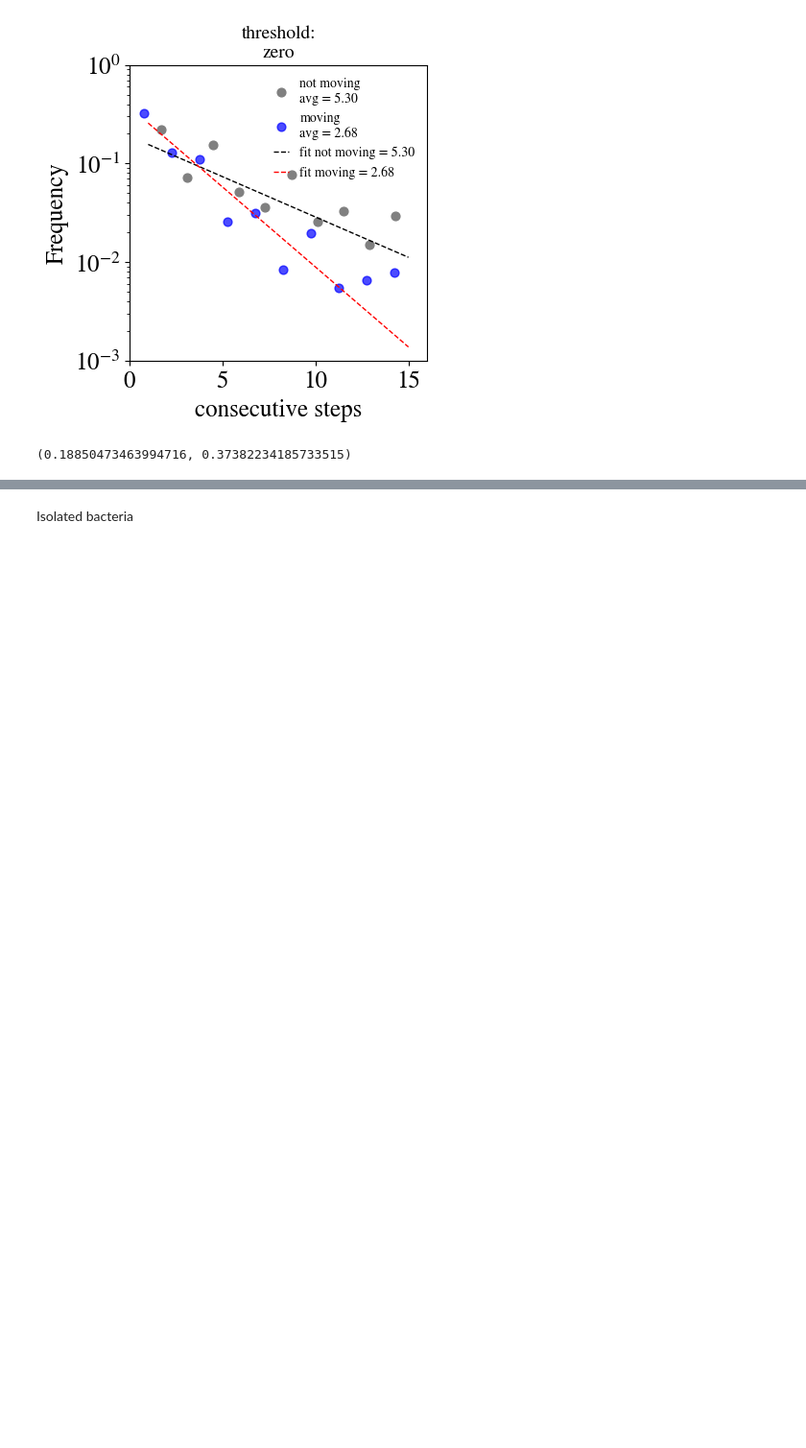
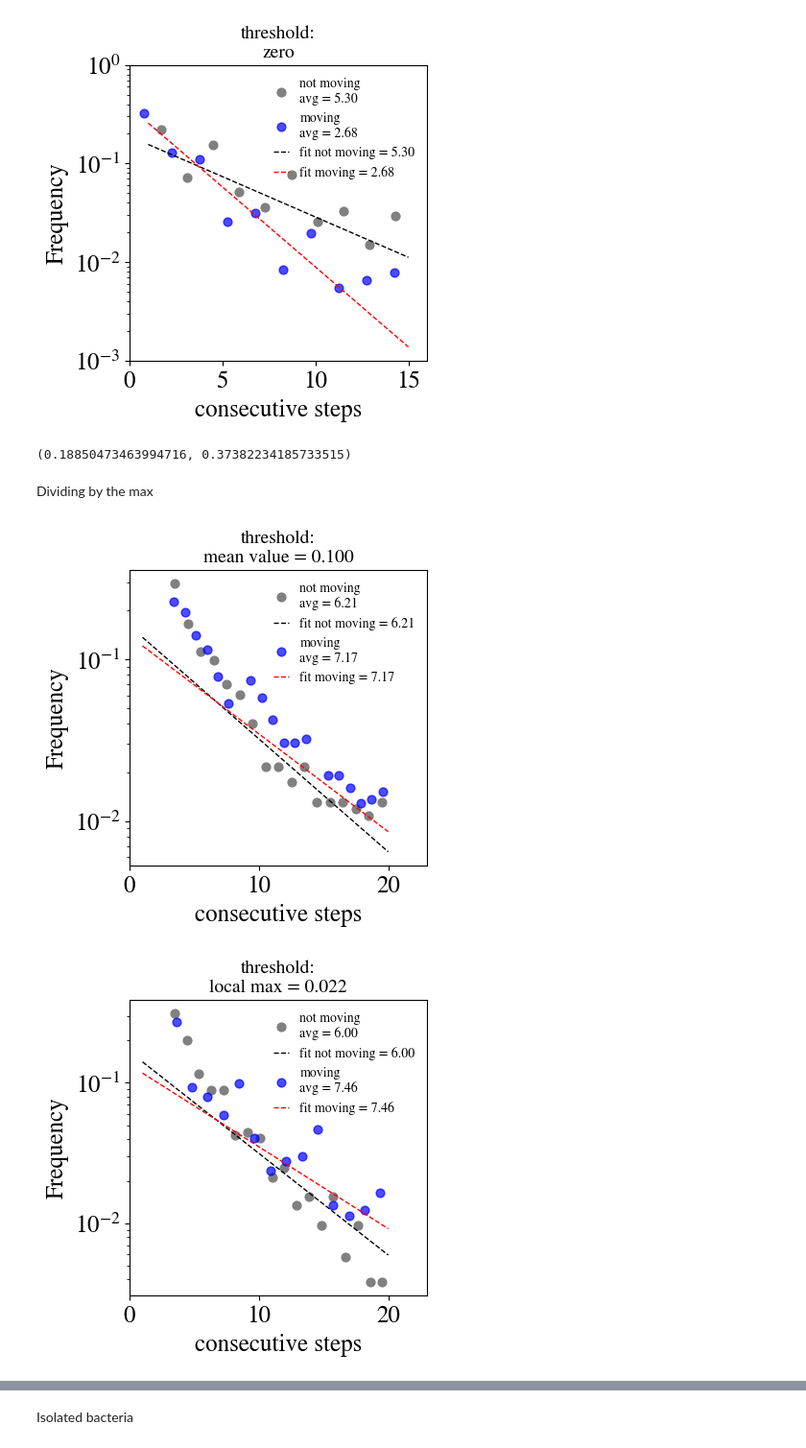
Before and after one commit to jannesantana/bacteria, a Jupyter notebook: threshold_analysis.ipynb, the cells around one changed output, grey strips where cells are left out. Shown at 96% size. Drawn from its saved outputs; the diff is of its cells as text; code cells hidden in the pictures; blank space fills up the shorter version.

Commit message:
I think threshold analysis is done

```diff
--- a/threshold_analysis.ipynb
+++ b/threshold_analysis.ipynb
@@ -421,3 +443,51 @@ plot_moving_not_moving_distributions(all_videos_mov3,all_videos_notmov3,0,15,f't
 [figure]
 [figure]
 (0.18850473463994716, 0.37382234185733515)
+# %% [markdown]
+Dividing by the max
+# %%
+mov_normed= [[],[],[]]
+not_mov_normed = [[],[],[]]
+# thresholds = [mean_value_isolated,local_max_isolated,0.0]
+thresholds_2 = {'mean value': mean_value_normed, 'local max': local_max_normed, 'zero':0.0}
+names = list(thresholds_2.keys())
+
+for video in videos:
+
+    name = f'data/new-videos/video{video}/video{video}_wspeedsmooth.csv'
+    df = pd.read_csv(name,index_col=0)
+
+    ids = df['Track ID'].unique()
+    for id in ids:
+        traj = df[df['Track ID'] == id].sort_values('Frame')
+        speed = traj['speed'].values
+        sspeed = speed/max(speed)
+        for i,name in enumerate(names):
+            th = thresholds_2[name]
+            # print(f'doing threshold = {th:.4f}')
+            if th == 0.0:
+                # print('zero')
+                no_th = True
+            else:
+                no_th = False
+            not_mov,mov,signal,mask = mov_not_mov(speed,th,zero_th=no_th)
+
+            mov_normed[i] += mov
+            not_mov_normed[i] += not_mov
+# %%
+for i,name in enumerate(names):
+    th = thresholds_2[name]
+    min_steps = 3
+    if th ==0:
+        max_steps = 50
+        log_scale = True
+    else:
+        max_steps = 20
+        log_scale=True
+
+    plot_moving_not_moving_distributions(mov_normed[i],not_mov_normed[i],min_steps,max_steps,
+                                         f'threshold:\n{name} = {th:.3f}',
+                                         plot_title=True,bins='auto',log_scale=log_scale)
+# %% [output]
+[figure, added]
+[figure, added]
```
Also changed, not shown: parts of 9 cells of this notebook.
